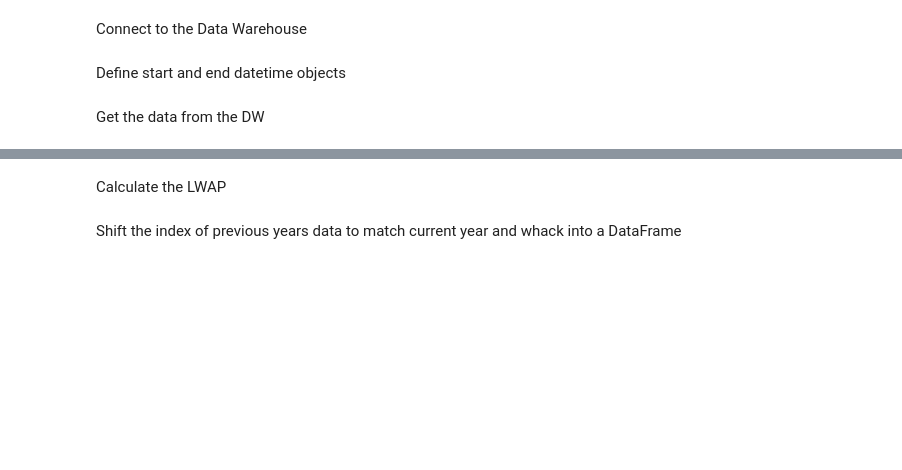
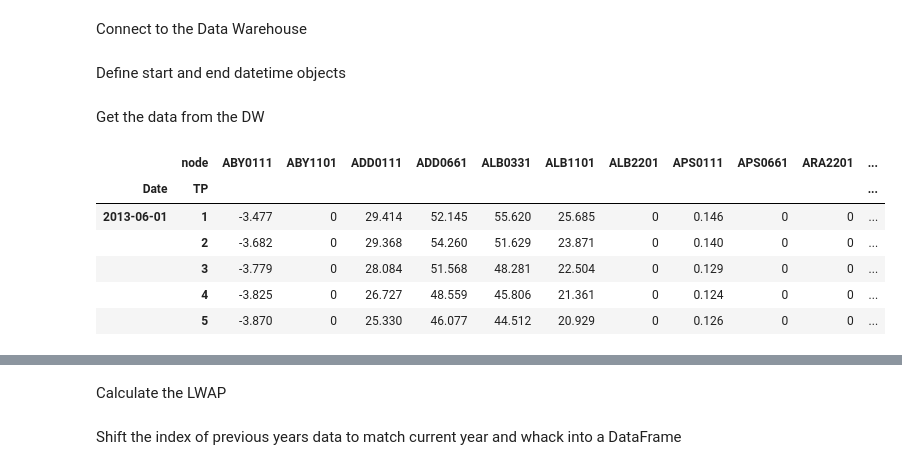
Before and after one commit to jcrabtree/reporting, a Jupyter notebook: demand_weighted_average_price.ipynb, the cells around one changed output, grey strips where cells are left out. Saved outputs shown, nothing was run; the diff lists cells and outputs as text; code cells hidden in the pictures; blank space fills up the shorter version.

```diff
--- a/demand_weighted_average_price.ipynb
+++ b/demand_weighted_average_price.ipynb
@@ -16,7 +14,7 @@ rcParams['lines.linewidth']=2 #reduce the line width...
 # %% [markdown]
 Connect to the Data Warehouse
 # %%
-linux = True
+linux = False
 
 if linux == True:
     conNZX = pyodbc.connect('DSN=NZxDaily_LIVE;UID=linux_user;PWD=linux')
@@ -25,7 +23,11 @@ if linux == True:
 
 else:
     import sys
-    sys.path.append("c:\pywork\EAtools"
+    sys.path.append("c:\pywork\EAtools")
+    import EAtools as ea
+    ea.set_options()
+    ea.ea_report_style()
+    rcParams['lines.linewidth']=2 #reduce the line width...
     conNZX = pyodbc.connect('DRIVER={SQL Server Native Client 10.0};SERVER=eadwprod\live;DATABASE=NZxDaily_LIVE;UID=linux_user;PWD=linux')
     conHH = pyodbc.connect('DRIVER={SQL Server Native Client 10.0};SERVER=eadwprod\live;DATABASE=HH;UID=linux_user;PWD=linux')
     conDW = pyodbc.connect('DRIVER={SQL Server Native Client 10.0};SERVER=eadwprod\live;DATABASE=DWMarketData;UID=linux_user;PWD=linux')
@@ -48,5 +50,17 @@ dEndt2 = datetime.date(dt.datetime.now().date().year-2,dt.datetime.now().date().
 #dEndt2 = datetime.date(dEndt0.year-2,dEndt0.month,dEndt0.day)
 # %% [markdown]
 Get the data from the DW
+# %%
+x = ea.get_load(conNZX,dBegt0,dEndt0,1,50,windows=True)
+# %%
+x.head()
+# %% [output]
+|  | node | ABY0111 | ABY1101 | ADD0111 | ADD0661 | ALB0331 | ALB1101 | ALB2201 | APS0111 | APS0661 | ARA2201 | ... |
+| Date | TP |  |  |  |  |  |  |  |  |  |  | ... |
+| 2013-06-01 | 1 | -3.477 | 0 | 29.414 | 52.145 | 55.620 | 25.685 | 0 | 0.146 | 0 | 0 | ... |
+|  | 2 | -3.682 | 0 | 29.368 | 54.260 | 51.629 | 23.871 | 0 | 0.140 | 0 | 0 | ... |
+|  | 3 | -3.779 | 0 | 28.084 | 51.568 | 48.281 | 22.504 | 0 | 0.129 | 0 | 0 | ... |
+|  | 4 | -3.825 | 0 | 26.727 | 48.559 | 45.806 | 21.361 | 0 | 0.124 | 0 | 0 | ... |
+|  | 5 | -3.870 | 0 | 25.330 | 46.077 | 44.512 | 20.929 | 0 | 0.126 | 0 | 0 | ... |
 # %%
 tic = time.clock()
```
Also changed, not shown: parts of 2 cells of this notebook.
